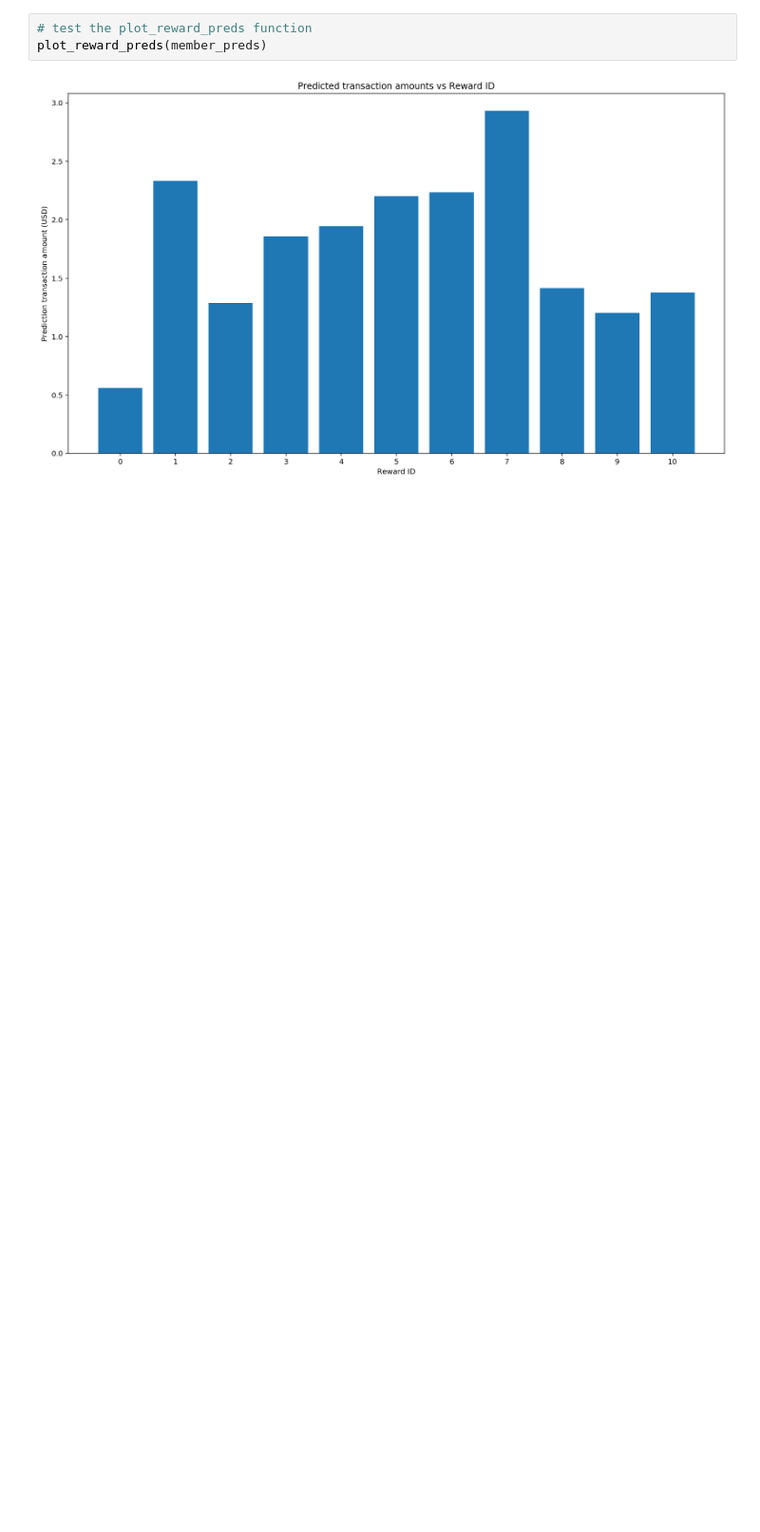
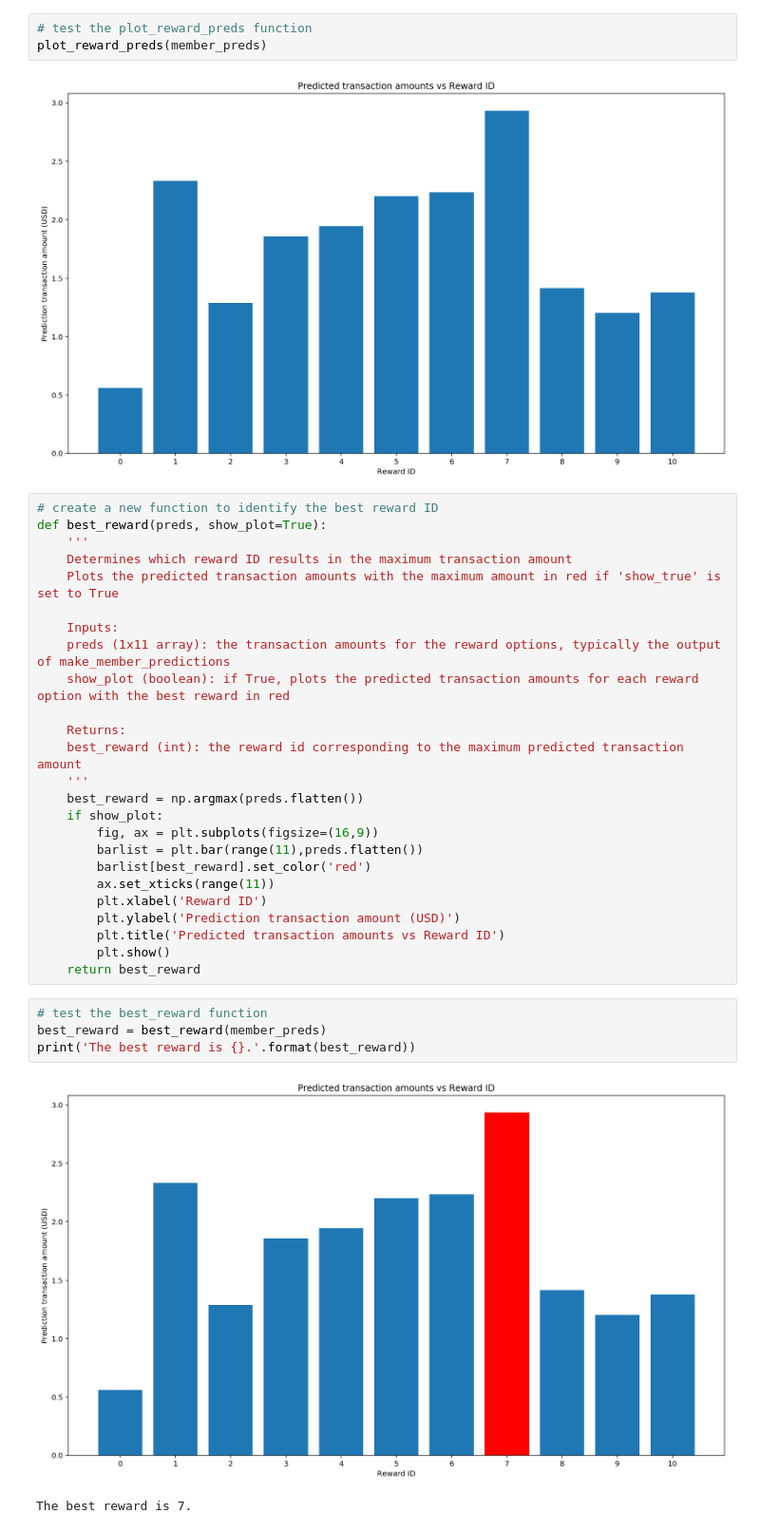
Before and after one commit to blowe615/starbucks_offers, a Jupyter notebook: starbucks_offers.ipynb, the cells around one changed output. Shown at 95% size. Saved outputs shown, nothing was run; the diff lists cells and outputs as text; blank space fills up the shorter version.

Commit message:
feat: Create best_reward function
- Identifies and returns the reward id with the highest predicted
  transaction amount
- (Optional) creates a plot of predicted transaction amounts vs
  reward id for all 11 reward options with the best reward in red

```diff
--- a/starbucks_offers.ipynb
+++ b/starbucks_offers.ipynb
@@ -1487,3 +1487,35 @@ def plot_reward_preds(preds):
 plot_reward_preds(member_preds)
 # %% [output]
 [figure]
+# %%
+# create a new function to identify the best reward ID
+def best_reward(preds, show_plot=True):
+    '''
+    Determines which reward ID results in the maximum transaction amount
+    Plots the predicted transaction amounts with the maximum amount in red if 'show_true' is set to True
+
+    Inputs:
+    preds (1x11 array): the transaction amounts for the reward options, typically the output of make_member_predictions
+    show_plot (boolean): if True, plots the predicted transaction amounts for each reward option with the best reward in red
+
+    Returns:
+    best_reward (int): the reward id corresponding to the maximum predicted transaction amount
+    '''
+    best_reward = np.argmax(preds.flatten())
+    if show_plot:
+        fig, ax = plt.subplots(figsize=(16,9))
+        barlist = plt.bar(range(11),preds.flatten())
+        barlist[best_reward].set_color('red')
+        ax.set_xticks(range(11))
+        plt.xlabel('Reward ID')
+        plt.ylabel('Prediction transaction amount (USD)')
+        plt.title('Predicted transaction amounts vs Reward ID')
+        plt.show()
+    return best_reward
+# %%
+# test the best_reward function
+best_reward = best_reward(member_preds)
+print('The best reward is {}.'.format(best_reward))
+# %% [output]
+[figure, added]
+The best reward is 7.
```
